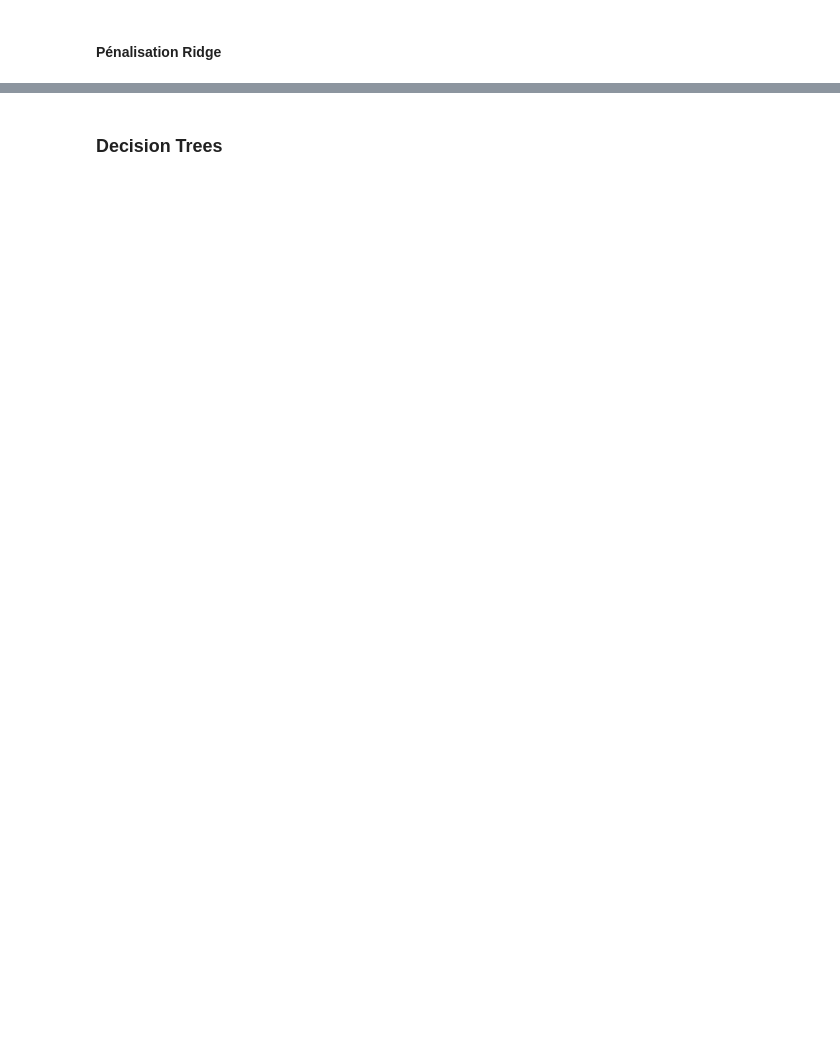
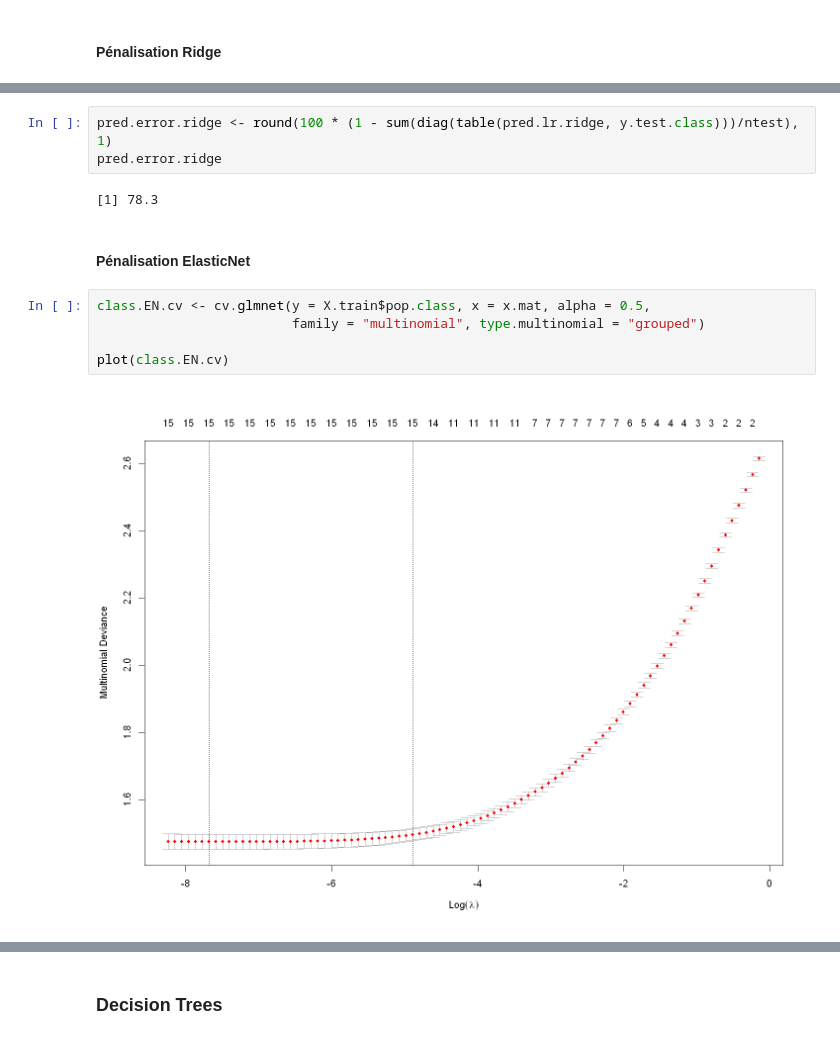
Before and after one commit to jayalabanda/projet-ML, a Jupyter notebook: rapport_R.ipynb, the cells around one changed output, grey strips where cells are left out. Cells and saved outputs as stored; diff of their text form; blank space fills up the shorter version.

```diff
--- a/rapport_R.ipynb
+++ b/rapport_R.ipynb
@@ -626,0 +983,14 @@ paste("Prediction error: ",
+# %%
+pred.error.ridge <- round(100 * (1 - sum(diag(table(pred.lr.ridge, y.test.class)))/ntest), 1)
+pred.error.ridge
+# %% [output]
+[1] 78.3
+# %% [markdown]
+#### Pénalisation ElasticNet
+# %%
+class.EN.cv <- cv.glmnet(y = X.train$pop.class, x = x.mat, alpha = 0.5,
+                         family = "multinomial", type.multinomial = "grouped")
+
+plot(class.EN.cv)
+# %% [output]
+[figure, added]
```
Also changed, not shown: parts of 182 cells of this notebook, 1 other file.
